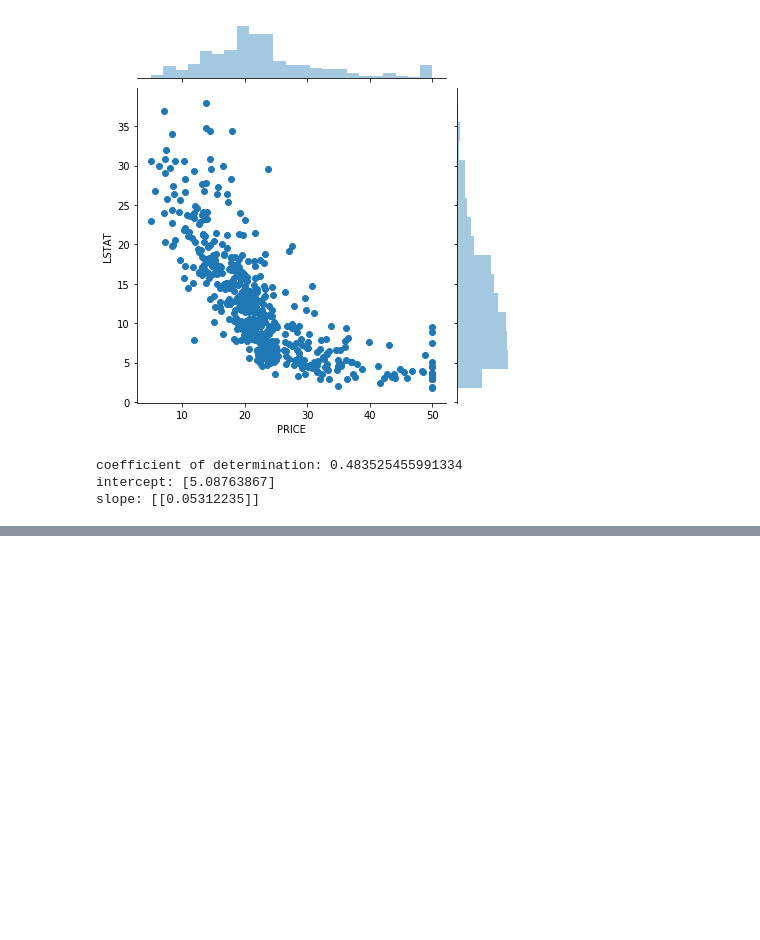
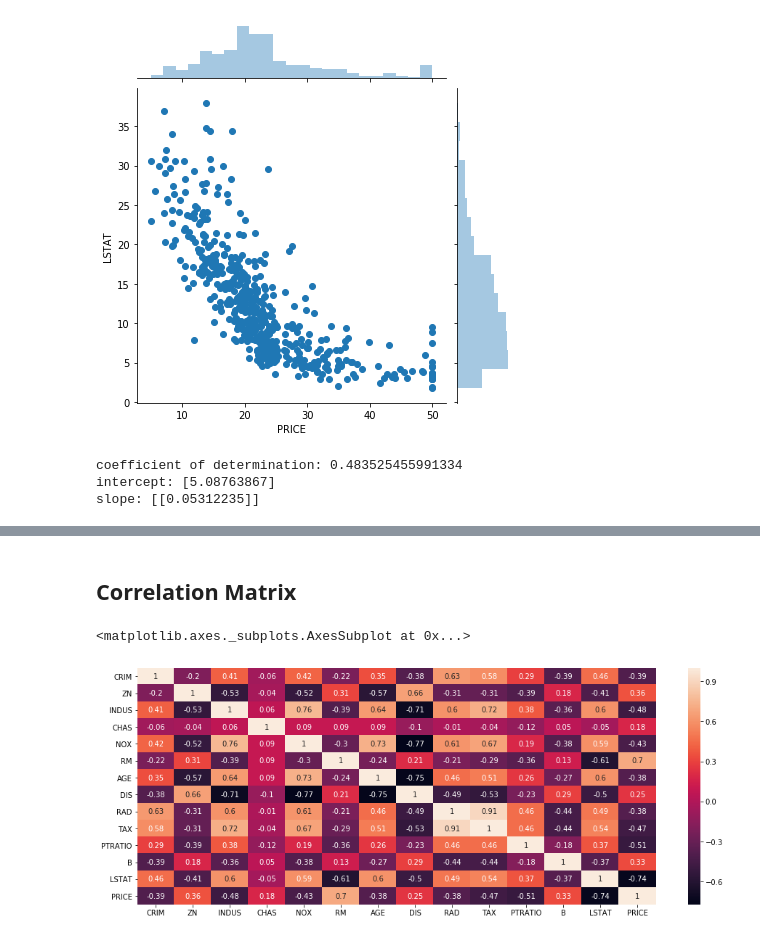
Before and after one commit to tommirrington/MachineLearning-StatisticProject, a Jupyter notebook: MLandStatsProject.ipynb, the cells around one changed output, grey strips where cells are left out. Drawn from its saved outputs; the diff is of its cells as text; code cells hidden in the pictures; blank space fills up the shorter version.

Commit message:
correlation matrix and regressions added

```diff
--- a/MLandStatsProject.ipynb
+++ b/MLandStatsProject.ipynb
@@ -134,0 +160,17 @@ slope: [[0.05312235]]
+# %% [markdown]
+## Correlation Matrix
+# %%
+#https://pandas.pydata.org/pandas-docs/stable/reference/api/pandas.DataFrame.corr.html
+#https://www.displayr.com/what-is-a-correlation-matrix/
+#https://corporatefinanceinstitute.com/resources/knowledge/finance/correlation/
+
+#correlation co efficient
+
+correlation_matrix = boston_df.corr().round(2)
+
+
+plt.figure(figsize=(16, 6))
+sns.heatmap(data=correlation_matrix, annot=True)
+# %% [output]
+<matplotlib.axes._subplots.AxesSubplot at 0x...>
+[figure, added]
```
Also changed, not shown: parts of 7 cells of this notebook.
